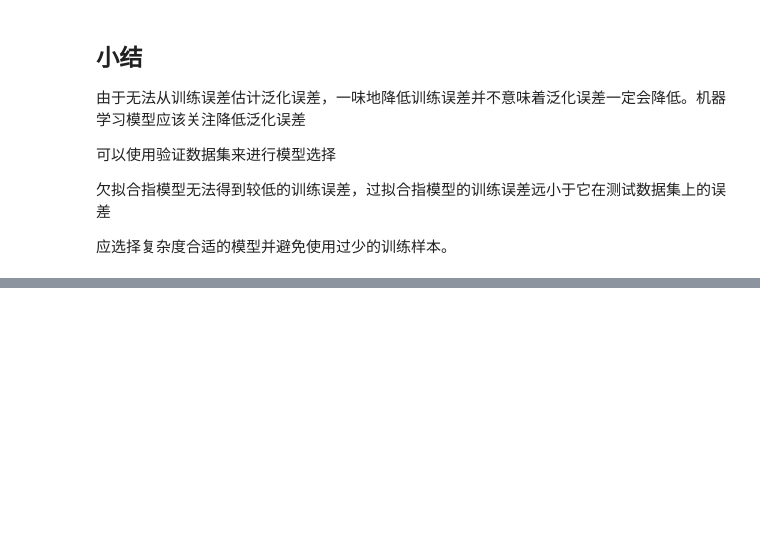
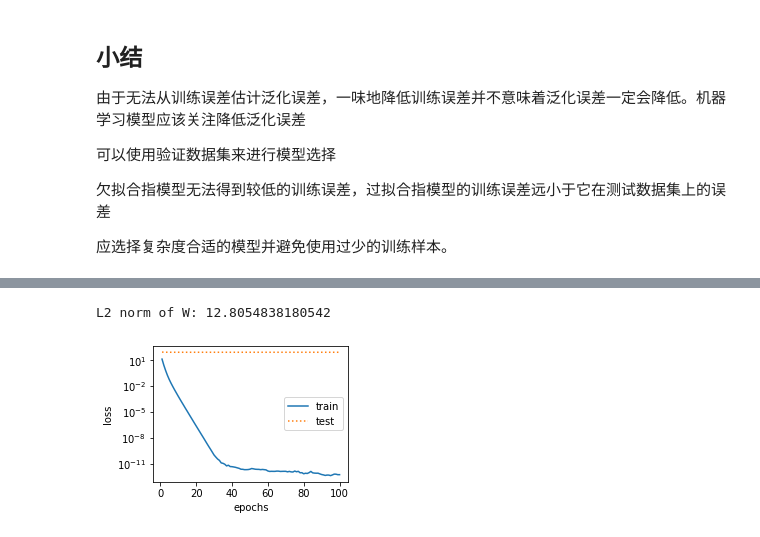
Before and after one commit to edisonchan1/nndlml, a Jupyter notebook: ipynb文件/5.模型选择、欠拟合与过拟合.ipynb, the cells around one changed output, grey strips where cells are left out. Cells and saved outputs as stored; diff of their text form; code cells hidden in the pictures; blank space fills up the shorter version.

```diff
--- a/ipynb文件/5.模型选择、欠拟合与过拟合.ipynb
+++ b/ipynb文件/5.模型选择、欠拟合与过拟合.ipynb
@@ -152,0 +191,14 @@ bias: tensor([3.0911])
+# %%
+# 以高纬线性回归为例引入过拟合问题，并使用权重衰减来应对过拟合。
+%matplotlib inline
+import torch
+import torch.nn as nn
+import numpy as np
+
+n_train,n_test,num_inputs = 20,100,200
+true_w ,true_b = torch.ones(num_inputs,1)*0.01,0.5
+features = torch.randn((n_train+n_test,num_inputs))
+labels = torch.mm(features,true_w)+true_b
+labels += torch.tensor(np.random.normal(0,0.01,size = labels.size()),dtype=torch.float)
+train_features,test_features = features[:n_train,:],features[n_train:,:]
+train_labels,test_labels = labels[:n_train],labels[n_train:]
@@ -152,0 +275,28 @@ bias: tensor([3.0911])
+# %%
+def fit_and_plot_pytorch(wd):
+    net = nn.Linear(num_inputs,1)
+    nn.init.normal_(net.weight,mean=0,std=1)
+    nn.init.normal_(net.bias,mean=0,std=1)
+    optimizer_W = torch.optim.SGD(params=[net.weight],lr = lr,weight_decay=wd)
+    optimizer_b = torch.optim.SGD(params=[net.bias],lr = lr)
+    train_ls ,test_ls = [],[]
+    for _ in range(num_epochs):
+        for X,y in train_iter:
+            l = loss(net(X),y).mean()
+            optimizer_W.zero_grad()
+            optimizer_b.zero_grad()
+            l.backward()
+            optimizer_W.step()
+            optimizer_b.step()
+
+        train_ls.append(loss(net(train_features),train_labels).mean().item())
+        test_ls.append(loss(net(test_features),test_labels).mean().item())
+
+    semilogy(range(1,num_epochs+1),train_ls,'epochs','loss',
+             range(1,num_epochs+1),test_ls,['train','test'])
+    print('L2 norm of W:',net.weight.data.norm().item())
+# %%
+fit_and_plot_pytorch(0)
+# %% [output]
+L2 norm of W: 12.8054838180542
+[figure, added]
```
Also changed, not shown: parts of 17 cells of this notebook, 1 other file.
